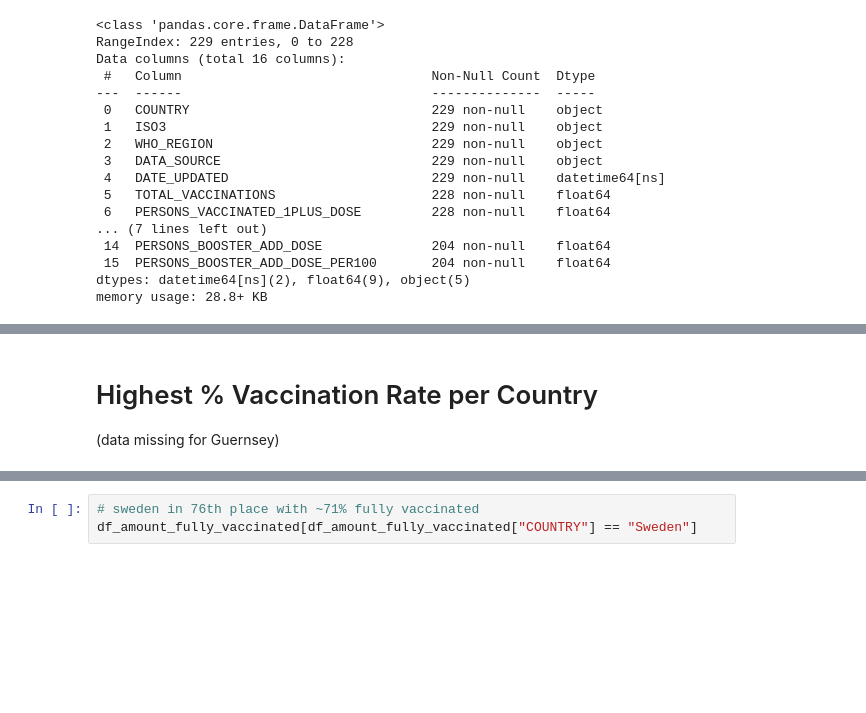
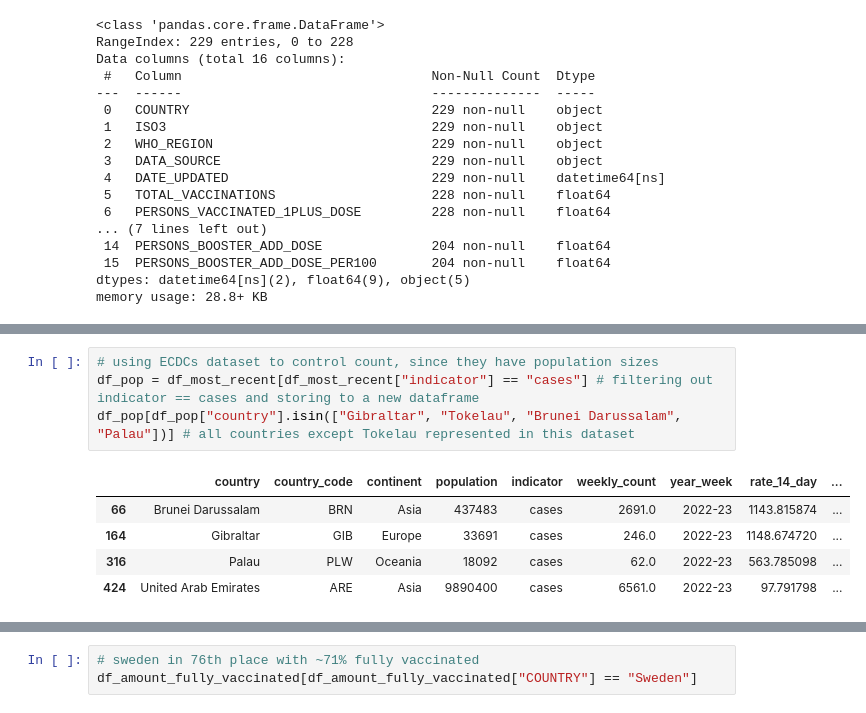
Before and after one commit to Andreas-Svensson/data_processing, a Jupyter notebook: Laboration_Covid19/E4_Data_KPI_Analysis_Globally.ipynb, the cells around one changed output, grey strips where cells are left out. Cells and saved outputs as stored; diff of their text form; blank space fills up the shorter version.

```diff
--- a/Laboration_Covid19/E4_Data_KPI_Analysis_Globally.ipynb
+++ b/Laboration_Covid19/E4_Data_KPI_Analysis_Globally.ipynb
@@ -259,6 +305,13 @@ df_amount_fully_vaccinated.head()
 | 2 | Brunei Darussalam | BRN | WPRO | REPORTING | 2022-10-07 | 1278500.0 | 450060.0 | ... |
 | 3 | Palau | PLW | WPRO | REPORTING | 2022-09-06 | 50160.0 | 20094.0 | ... |
 | 4 | United Arab Emirates | ARE | EMRO | REPORTING | 2022-07-06 | 24922054.0 | 9991089.0 | ... |
-# %% [markdown]
-# Highest % Vaccination Rate per Country
-(data missing for Guernsey)
+# %%
+# using ECDCs dataset to control count, since they have population sizes
+df_pop = df_most_recent[df_most_recent["indicator"] == "cases"] # filtering out indicator == cases and storing to a new dataframe
+df_pop[df_pop["country"].isin(["Gibraltar", "Tokelau", "Brunei Darussalam", "Palau"])] # all countries except Tokelau represented in this dataset
+# %% [output]
+|  | country | country_code | continent | population | indicator | weekly_count | year_week | rate_14_day | ... |
+| 66 | Brunei Darussalam | BRN | Asia | 437483 | cases | 2691.0 | 2022-23 | 1143.815874 | ... |
+| 164 | Gibraltar | GIB | Europe | 33691 | cases | 246.0 | 2022-23 | 1148.674720 | ... |
+| 316 | Palau | PLW | Oceania | 18092 | cases | 62.0 | 2022-23 | 563.785098 | ... |
+| 424 | United Arab Emirates | ARE | Asia | 9890400 | cases | 6561.0 | 2022-23 | 97.791798 | ... |
```
Also changed, not shown: parts of 36 cells of this notebook.
